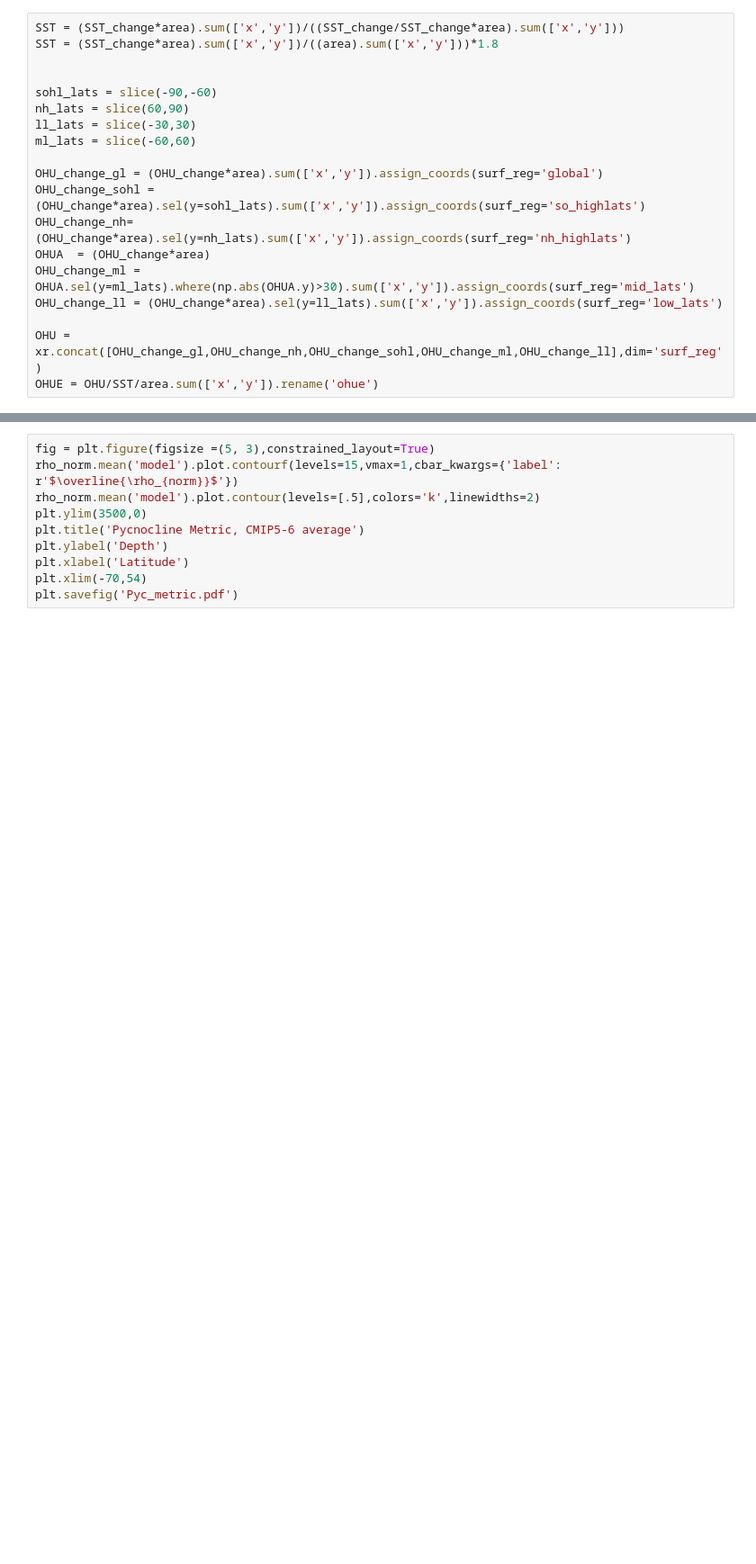
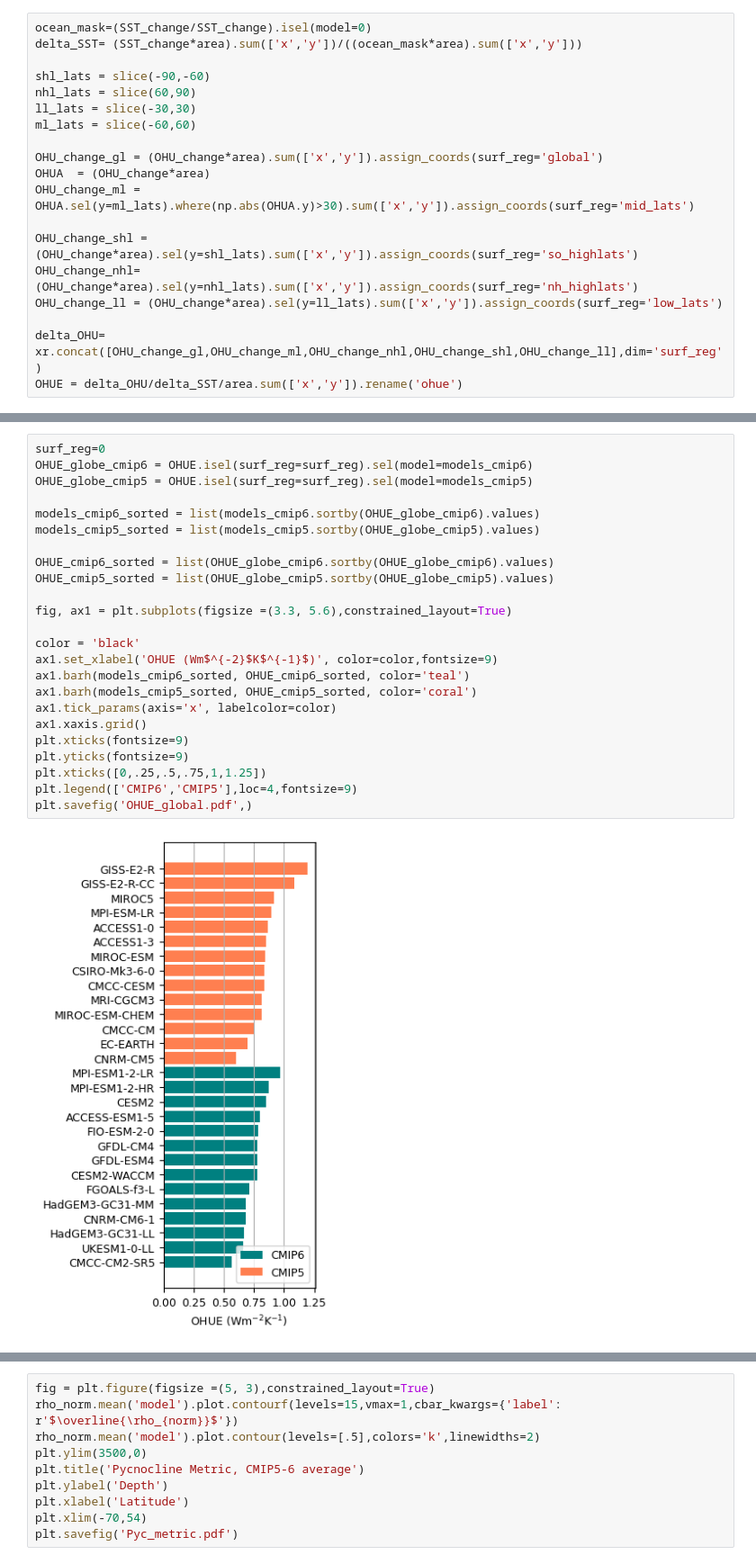
Before and after one commit to Zanna-ResearchTeam/CCSM-OHUE-pycnocline-relationship, a Jupyter notebook: Plot_metrics.ipynb, the cells around one changed output, grey strips where cells are left out. Shown at 90% size. Saved outputs shown, nothing was run; the diff lists cells and outputs as text; blank space fills up the shorter version.

```diff
--- a/Plot_metrics.ipynb
+++ b/Plot_metrics.ipynb
@@ -128,19 +60,19 @@ models_cmip6=SST_change_cmip6.model
 # %%
-SST = (SST_change*area).sum(['x','y'])/((SST_change/SST_change*area).sum(['x','y']))
-SST = (SST_change*area).sum(['x','y'])/((area).sum(['x','y']))*1.8
+ocean_mask=(SST_change/SST_change).isel(model=0)
+delta_SST= (SST_change*area).sum(['x','y'])/((ocean_mask*area).sum(['x','y']))
 
-
-sohl_lats = slice(-90,-60)
-nh_lats = slice(60,90)
+shl_lats = slice(-90,-60)
+nhl_lats = slice(60,90)
 ll_lats = slice(-30,30)
 ml_lats = slice(-60,60)
 
 OHU_change_gl = (OHU_change*area).sum(['x','y']).assign_coords(surf_reg='global')
-OHU_change_sohl = (OHU_change*area).sel(y=sohl_lats).sum(['x','y']).assign_coords(surf_reg='so_highlats')
-OHU_change_nh= (OHU_change*area).sel(y=nh_lats).sum(['x','y']).assign_coords(surf_reg='nh_highlats')
 OHUA  = (OHU_change*area)
 OHU_change_ml = OHUA.sel(y=ml_lats).where(np.abs(OHUA.y)>30).sum(['x','y']).assign_coords(surf_reg='mid_lats')
+
+OHU_change_shl = (OHU_change*area).sel(y=shl_lats).sum(['x','y']).assign_coords(surf_reg='so_highlats')
+OHU_change_nhl= (OHU_change*area).sel(y=nhl_lats).sum(['x','y']).assign_coords(surf_reg='nh_highlats')
 OHU_change_ll = (OHU_change*area).sel(y=ll_lats).sum(['x','y']).assign_coords(surf_reg='low_lats')
 
-OHU = xr.concat([OHU_change_gl,OHU_change_nh,OHU_change_sohl,OHU_change_ml,OHU_change_ll],dim='surf_reg')
-OHUE = OHU/SST/area.sum(['x','y']).rename('ohue')
+delta_OHU= xr.concat([OHU_change_gl,OHU_change_ml,OHU_change_nhl,OHU_change_shl,OHU_change_ll],dim='surf_reg')
+OHUE = delta_OHU/delta_SST/area.sum(['x','y']).rename('ohue')
@@ -146,0 +81,26 @@ OHUE = OHU/SST/area.sum(['x','y']).rename('ohue')
+# %%
+surf_reg=0
+OHUE_globe_cmip6 = OHUE.isel(surf_reg=surf_reg).sel(model=models_cmip6)
+OHUE_globe_cmip5 = OHUE.isel(surf_reg=surf_reg).sel(model=models_cmip5)
+
+models_cmip6_sorted = list(models_cmip6.sortby(OHUE_globe_cmip6).values)
+models_cmip5_sorted = list(models_cmip5.sortby(OHUE_globe_cmip5).values)
+
+OHUE_cmip6_sorted = list(OHUE_globe_cmip6.sortby(OHUE_globe_cmip6).values)
+OHUE_cmip5_sorted = list(OHUE_globe_cmip5.sortby(OHUE_globe_cmip5).values)
+
+fig, ax1 = plt.subplots(figsize =(3.3, 5.6),constrained_layout=True)
+
+color = 'black'
+ax1.set_xlabel('OHUE (Wm$^{-2}$K$^{-1}$)', color=color,fontsize=9)
+ax1.barh(models_cmip6_sorted, OHUE_cmip6_sorted, color='teal')
+ax1.barh(models_cmip5_sorted, OHUE_cmip5_sorted, color='coral')
+ax1.tick_params(axis='x', labelcolor=color)
+ax1.xaxis.grid()
+plt.xticks(fontsize=9)
+plt.yticks(fontsize=9)
+plt.xticks([0,.25,.5,.75,1,1.25])
+plt.legend(['CMIP6','CMIP5'],loc=4,fontsize=9)
+plt.savefig('OHUE_global.pdf',)
+# %% [output]
+[figure, added]
```
Also changed, not shown: parts of 21 cells of this notebook.
